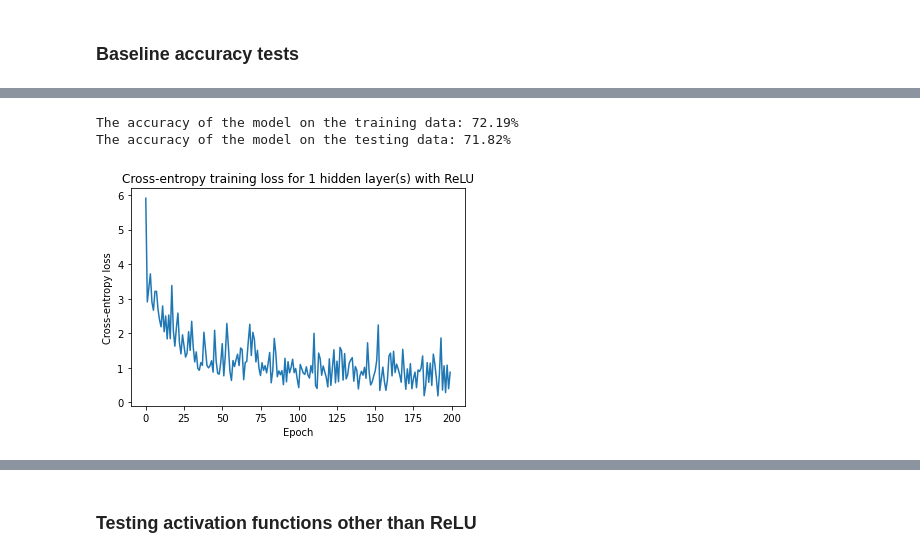
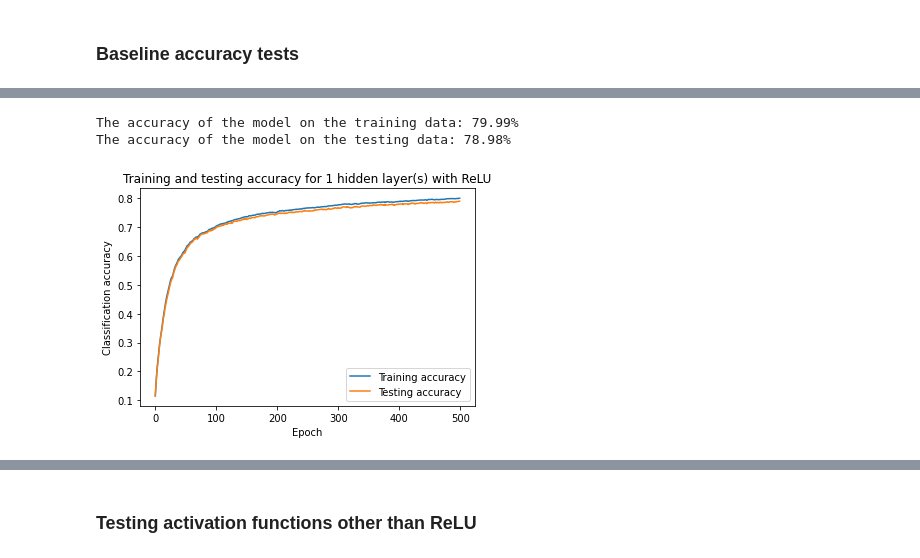
Before and after one commit to faithrts/ML-Intro, a Jupyter notebook: A3_Draft.ipynb, the cells around one changed output, grey strips where cells are left out. Drawn from its saved outputs; the diff is of its cells as text; code cells hidden in the pictures.

Commit message:
testing different fit function logic

```diff
--- a/A3_Draft.ipynb
+++ b/A3_Draft.ipynb
@@ -168,6 +178,11 @@ test_df = preprocess_df(test_temp_df)
 # extracting arrays for x_train, y_train, x_test, y_test
 x_train, y_train = x_y_from_df(train_df)
 x_test, y_test = x_y_from_df(test_df)
+# %%
+### saving a copy of the un-preprocessed (centered and normalized) data
+
+x_train_unprocessed, _ = x_y_from_df(train_temp_df)
+x_test_unprocessed, _ = x_y_from_df(test_temp_df)
 # %%
 train_df
 # %% [output]
@@ -435,10 +693,7 @@ def train_and_evaluate_loss(x_train, y_train, hidden_layers, hidden_units, activ
 # %%
 def evaluate_mlp_acc(mlp: MLP, x_train, y_train, x_test, y_test, silent = True):
-  train_prediction_probs = mlp.predict(x_train)
-  train_predictions = np.argmax(train_prediction_probs, axis = -1)
-
-  test_prediction_probs = mlp.predict(x_test)
-  test_predictions = np.argmax(test_prediction_probs, axis = -1)
+  train_predictions = mlp.predict(x_train)
+  test_predictions = mlp.predict(x_test)
 
   train_acc = evaluate_acc(train_predictions, y_train)
   test_acc = evaluate_acc(test_predictions, y_test)
@@ -463,9 +736,9 @@ The accuracy of the model on the testing data: 71.41%
 # %%
-### training and testing 1 hidden layer
+### plotting training and testing accuracy for 1 hidden layer (ReLU)
 
-mlp1 = train_and_evaluate_loss(x_train, y_train, 1, [128], "ReLU", 1e-2, 200)
+mlp1 = train_and_evaluate(x_train, y_train, x_test, y_test, 1, [128], "ReLU", 0.01, 500, track_acc = True)
 acc1 = evaluate_mlp_acc(mlp1, x_train, y_train, x_test, y_test, silent = False)
 # %% [output]
-The accuracy of the model on the training data: 72.19%
-The accuracy of the model on the testing data: 71.82%
+The accuracy of the model on the training data: 79.99%
+The accuracy of the model on the testing data: 78.98%
-[figure, old version]
+[figure, new version]
```
Also changed, not shown: parts of 19 cells of this notebook.
